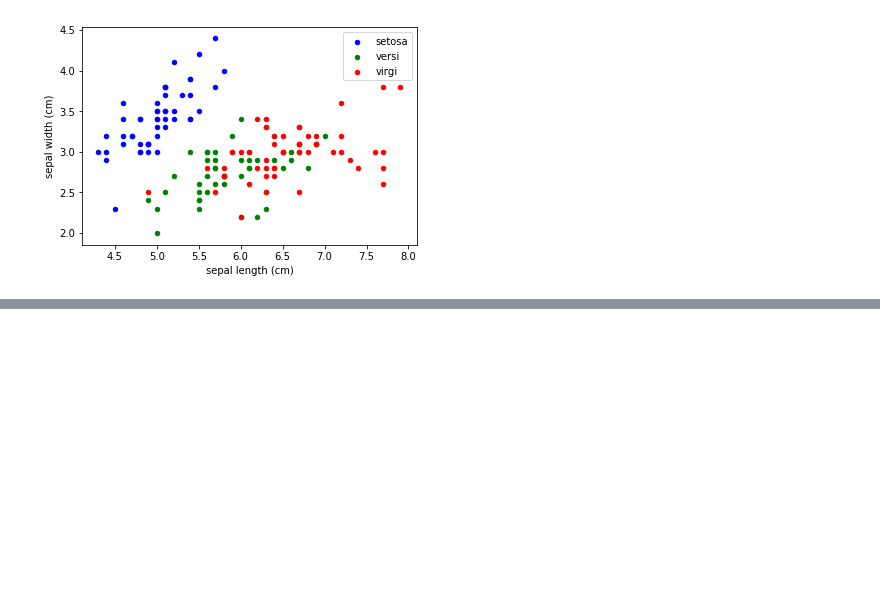
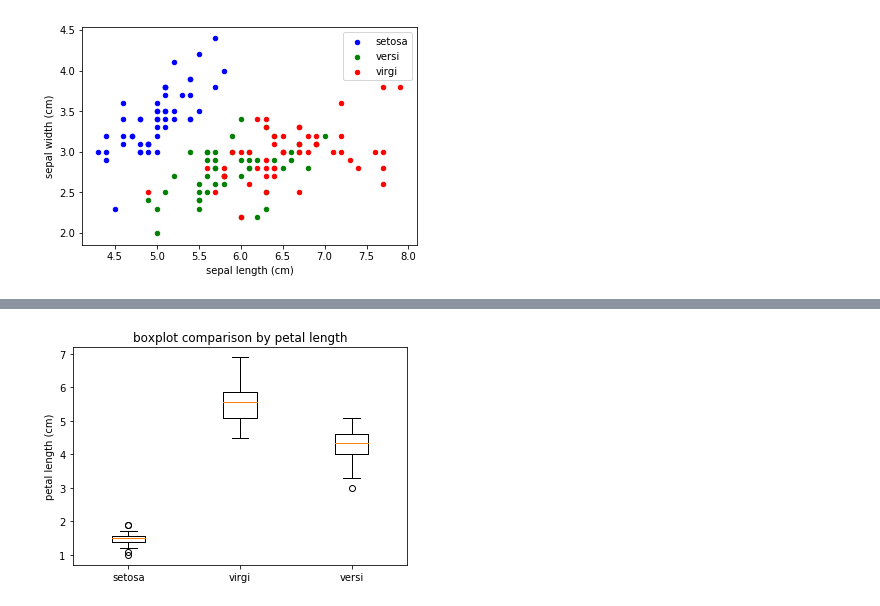
Before and after one commit to k821209/biobigdata, a Jupyter notebook: 2. biodata.ipynb, the cells around one changed output, grey strips where cells are left out. Cells and saved outputs as stored; diff of their text form; code cells hidden in the pictures; blank space fills up the shorter version.

```diff
--- a/2. biodata.ipynb
+++ b/2. biodata.ipynb
@@ -245,0 +259,9 @@ df[m_virgi].plot(kind='scatter',x='sepal length (cm)',y='sepal width (cm)',ax=ax
+# %%
+# box plot
+plt.boxplot([df[m_setosa][x],df[m_virgi][x],df[m_versi][x]])
+plt.title('boxplot comparison by petal length')
+plt.xticks([1,2,3],['setosa','virgi','versi'])
+plt.ylabel(x)
+plt.show()
+# %% [output]
+[figure, added]
```
Also changed, not shown: parts of 23 cells of this notebook.
